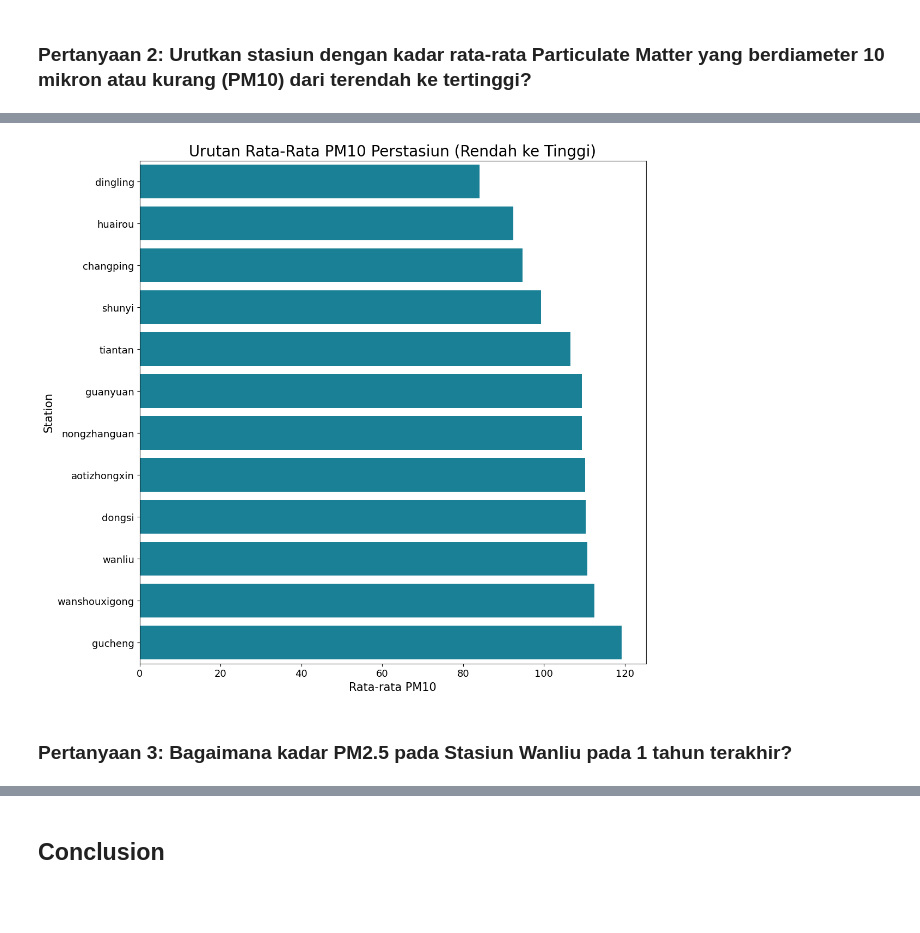
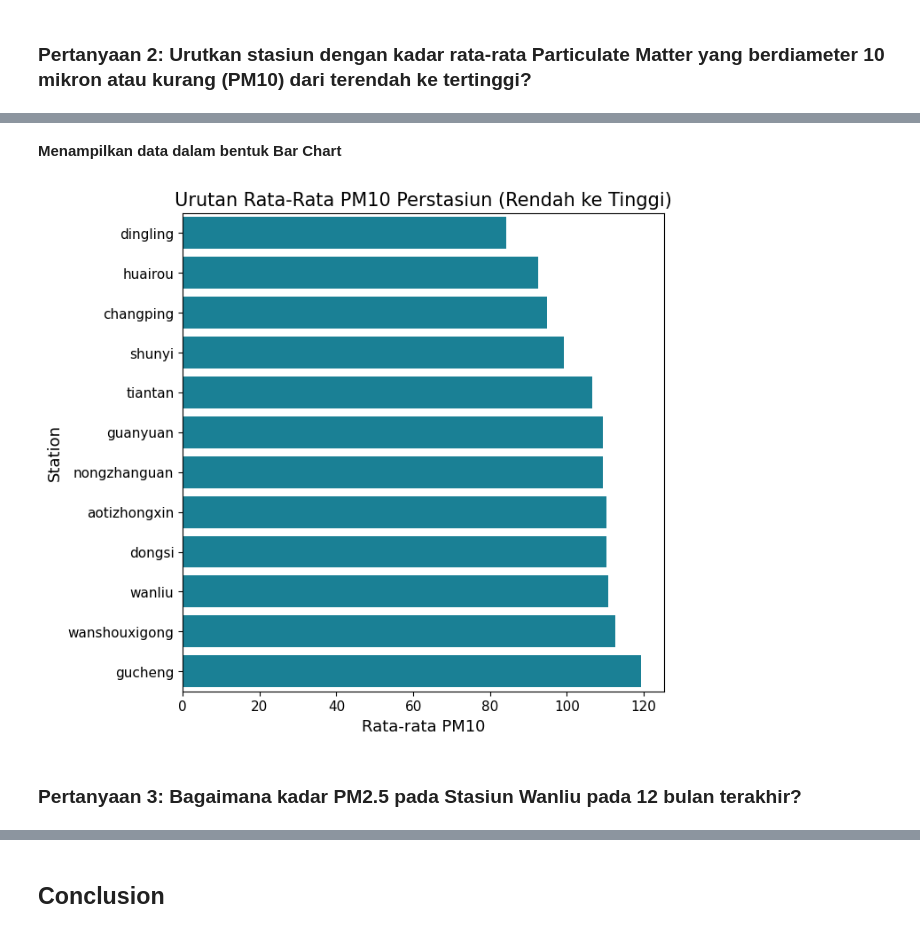
Before and after one commit to iamfeizal/Air-Quality-Visualization-Station, a Jupyter notebook: Air_Quality_Visualization.ipynb, the cells around one changed output, grey strips where cells are left out. Cells and saved outputs as stored; diff of their text form; code cells hidden in the pictures; blank space fills up the shorter version.

```diff
--- a/Air_Quality_Visualization.ipynb
+++ b/Air_Quality_Visualization.ipynb
@@ -744,0 +781,8 @@ for location, df in dataframes.items():
+# %%
+column_mapping = {
+    'PM2.5': 'PM2.5_aotizhongxin',
+    'PM10': 'PM10_aotizhongxin',
+    'CO': 'CO_aotizhongxin',
+    'station': 'station_aotizhongxin'
+}
+air_quality_df = air_quality_df.rename(columns=column_mapping)
@@ -744,0 +791,4 @@ for location, df in dataframes.items():
+# %%
+station_columns_to_drop = [col for col in air_quality_df.columns if col.startswith('station_')]
+
+air_quality_df = air_quality_df.drop(columns=station_columns_to_drop)
@@ -865,0 +925,7 @@ plt.show()
+# %%
+PM10_columns = [col for col in air_quality_df.columns if col.startswith('PM10_')]
+mean_PM10_df=air_quality_df[PM10_columns].copy()
+mean_PM10_df=mean_PM10_df.describe().loc['mean']
+mean_PM10_df=mean_PM10_df.reset_index()
+mean_PM10_df=mean_PM10_df.rename(columns={'index': 'station', 'mean': 'PM10 mean'})
+mean_PM10_df['station'] = mean_PM10_df['station'].str.replace('PM10_', '', regex=False)
@@ -866,5 +943,4 @@ plt.show()
 # %%
-sorted_PM10_mean_values_df = PM10_mean_values_df.sort_values(by="PM10 Mean Value", ascending=True)
-selected_columns = sorted_PM10_mean_values_df[["Location", "PM10 Mean Value"]]
-print(sorted_PM10_mean_values_df.to_string(index=False))
+sorted_mean_PM10_df = mean_PM10_df.sort_values(by="PM10 mean", ascending=True)
+print(sorted_mean_PM10_df.to_string(index=False))
 # %% [output]
@@ -884,17 +960,19 @@ wanshouxigong       112.505795
+# %% [markdown]
+**Menampilkan data dalam bentuk Bar Chart**
 # %%
-fig, ax = plt.subplots(nrows=1, ncols=1, figsize=(12, 12))
+fig, ax = plt.subplots(nrows=1, ncols=1, figsize=(7, 7))
 
 colors = ["#068DA9"]
 
-sns.barplot(x="PM10 Mean Value", y="Location", data=sorted_PM10_mean_values_df, palette=colors)
-ax.set_ylabel("Station", fontsize=15)
-ax.set_xlabel("Rata-rata PM10", fontsize=15)
-ax.set_title("Urutan Rata-Rata PM10 Perstasiun (Rendah ke Tinggi)", fontsize=20)
-ax.tick_params(axis ='y', labelsize=13)
-ax.tick_params(axis ='x', labelsize=13)
+sns.barplot(x="PM10 mean", y="station", data=sorted_mean_PM10_df, palette=colors)
+ax.set_ylabel("Station", fontsize=13)
+ax.set_xlabel("Rata-rata PM10", fontsize=13)
+ax.set_title("Urutan Rata-Rata PM10 Perstasiun (Rendah ke Tinggi)", fontsize=15)
+ax.tick_params(axis ='y', labelsize=11)
+ax.tick_params(axis ='x', labelsize=11)
 
 plt.show()
 # %% [output]
-[figure, old version]
+[figure, new version]
 # %% [markdown]
-### Pertanyaan 3: Bagaimana kadar PM2.5 pada Stasiun Wanliu pada 1 tahun terakhir?
+### Pertanyaan 3: Bagaimana kadar PM2.5 pada Stasiun Wanliu pada 12 bulan terakhir?
```
Also changed, not shown: parts of 72 cells of this notebook, 8 other files.
